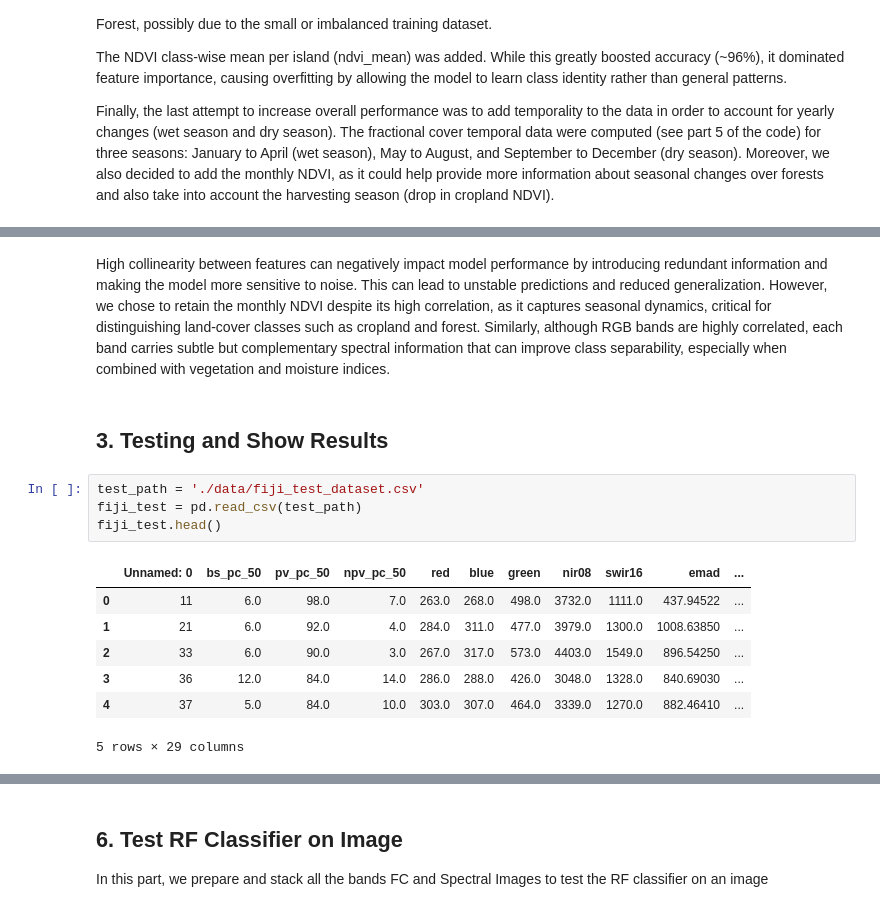
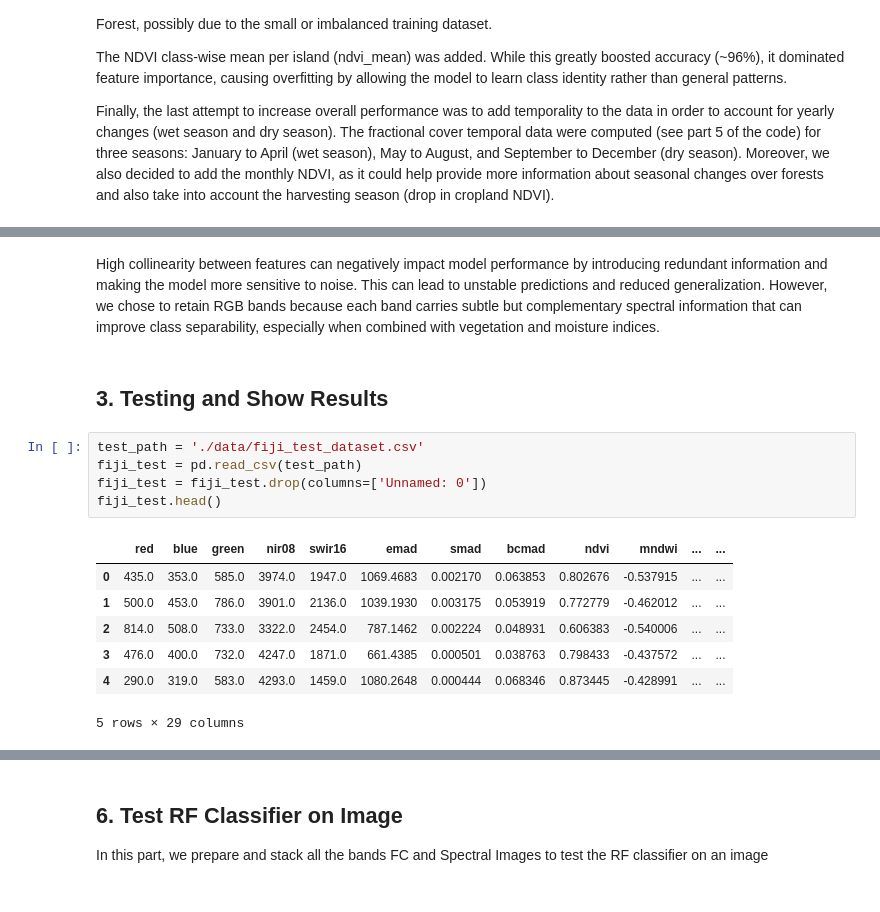
Before and after one commit to digitalearthpacific/dep-fc-applications, a Jupyter notebook: FC_RF_Classifier.ipynb, the cells around one changed output, grey strips where cells are left out. Saved outputs shown, nothing was run; the diff lists cells and outputs as text.

```diff
--- a/FC_RF_Classifier.ipynb
+++ b/FC_RF_Classifier.ipynb
@@ -352,17 +347,18 @@ Highly correlated feature pairs (>|0.95|):
 # %% [markdown]
-High collinearity between features can negatively impact model performance by introducing redundant information and making the model more sensitive to noise. This can lead to unstable predictions and reduced generalization. However, we chose to retain the monthly NDVI despite its high correlation, as it captures seasonal dynamics, critical for distinguishing land-cover classes such as cropland and forest. Similarly, although RGB bands are highly correlated, each band carries subtle but complementary spectral information that can improve class separability, especially when combined with vegetation and moisture indices.
+High collinearity between features can negatively impact model performance by introducing redundant information and making the model more sensitive to noise. This can lead to unstable predictions and reduced generalization. However, we chose to retain RGB bands because each band carries subtle but complementary spectral information that can improve class separability, especially when combined with vegetation and moisture indices.
 # %% [markdown]
 ## 3. Testing and Show Results
 # %%
 test_path = './data/fiji_test_dataset.csv'
 fiji_test = pd.read_csv(test_path)
+fiji_test = fiji_test.drop(columns=['Unnamed: 0'])
 fiji_test.head()
 # %% [output]
-|  | Unnamed: 0 | bs_pc_50 | pv_pc_50 | npv_pc_50 | red | blue | green | nir08 | swir16 | emad | ... |
-| 0 | 11 | 6.0 | 98.0 | 7.0 | 263.0 | 268.0 | 498.0 | 3732.0 | 1111.0 | 437.94522 | ... |
-| 1 | 21 | 6.0 | 92.0 | 4.0 | 284.0 | 311.0 | 477.0 | 3979.0 | 1300.0 | 1008.63850 | ... |
-| 2 | 33 | 6.0 | 90.0 | 3.0 | 267.0 | 317.0 | 573.0 | 4403.0 | 1549.0 | 896.54250 | ... |
-| 3 | 36 | 12.0 | 84.0 | 14.0 | 286.0 | 288.0 | 426.0 | 3048.0 | 1328.0 | 840.69030 | ... |
-| 4 | 37 | 5.0 | 84.0 | 10.0 | 303.0 | 307.0 | 464.0 | 3339.0 | 1270.0 | 882.46410 | ... |
+|  | red | blue | green | nir08 | swir16 | emad | smad | bcmad | ndvi | mndwi | ... | ... |
+| 0 | 435.0 | 353.0 | 585.0 | 3974.0 | 1947.0 | 1069.4683 | 0.002170 | 0.063853 | 0.802676 | -0.537915 | ... | ... |
+| 1 | 500.0 | 453.0 | 786.0 | 3901.0 | 2136.0 | 1039.1930 | 0.003175 | 0.053919 | 0.772779 | -0.462012 | ... | ... |
+| 2 | 814.0 | 508.0 | 733.0 | 3322.0 | 2454.0 | 787.1462 | 0.002224 | 0.048931 | 0.606383 | -0.540006 | ... | ... |
+| 3 | 476.0 | 400.0 | 732.0 | 4247.0 | 1871.0 | 661.4385 | 0.000501 | 0.038763 | 0.798433 | -0.437572 | ... | ... |
+| 4 | 290.0 | 319.0 | 583.0 | 4293.0 | 1459.0 | 1080.2648 | 0.000444 | 0.068346 | 0.873445 | -0.428991 | ... | ... |
 5 rows × 29 columns
 # %%
```
Also changed, not shown: parts of 19 cells of this notebook, 1 other file.
